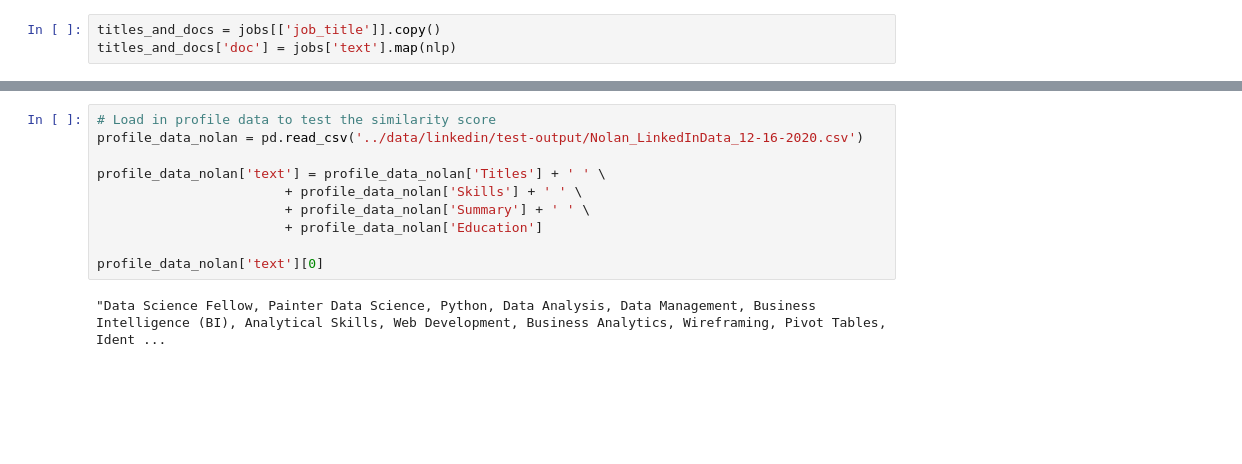
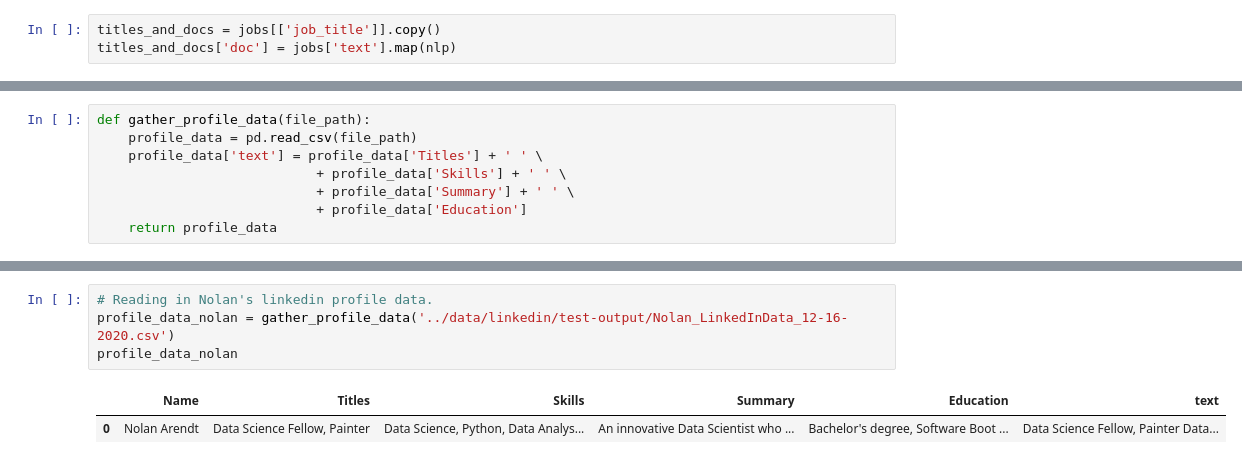
Before and after one commit to zach-brown-18/check-your-tech-profile, a Jupyter notebook: code/Spacy.ipynb, the cells around one changed output, grey strips where cells are left out. Cells and saved outputs as stored; diff of their text form; blank space fills up the shorter version.

```diff
--- a/code/Spacy.ipynb
+++ b/code/Spacy.ipynb
@@ -129,0 +123,8 @@ max(titles_and_docs['doc'][:2000].map(lambda x: x.similarity(doc)))
+# %%
+def gather_profile_data(file_path):
+    profile_data = pd.read_csv(file_path)
+    profile_data['text'] = profile_data['Titles'] + ' ' \
+                            + profile_data['Skills'] + ' ' \
+                            + profile_data['Summary'] + ' ' \
+                            + profile_data['Education']
+    return profile_data
@@ -186,12 +149,7 @@ zach_scores.groupby('job_title').agg(['count', 'mean'])['sim_score'].sort_values
 # %%
-# Load in profile data to test the similarity score
-profile_data_nolan = pd.read_csv('../data/linkedin/test-output/Nolan_LinkedInData_12-16-2020.csv')
-
-profile_data_nolan['text'] = profile_data_nolan['Titles'] + ' ' \
-                        + profile_data_nolan['Skills'] + ' ' \
-                        + profile_data_nolan['Summary'] + ' ' \
-                        + profile_data_nolan['Education']
-
-profile_data_nolan['text'][0]
+# Reading in Nolan's linkedin profile data.
+profile_data_nolan = gather_profile_data('../data/linkedin/test-output/Nolan_LinkedInData_12-16-2020.csv')
+profile_data_nolan
 # %% [output]
-"Data Science Fellow, Painter Data Science, Python, Data Analysis, Data Management, Business Intelligence (BI), Analytical Skills, Web Development, Business Analytics, Wireframing, Pivot Tables, Ident ...
+|  | Name | Titles | Skills | Summary | Education | text |
+| 0 | Nolan Arendt | Data Science Fellow, Painter | Data Science, Python, Data Analys... | An innovative Data Scientist who ... | Bachelor's degree, Software Boot ... | Data Science Fellow, Painter Data... |
```
Also changed, not shown: parts of 27 cells of this notebook, 4 other files.
